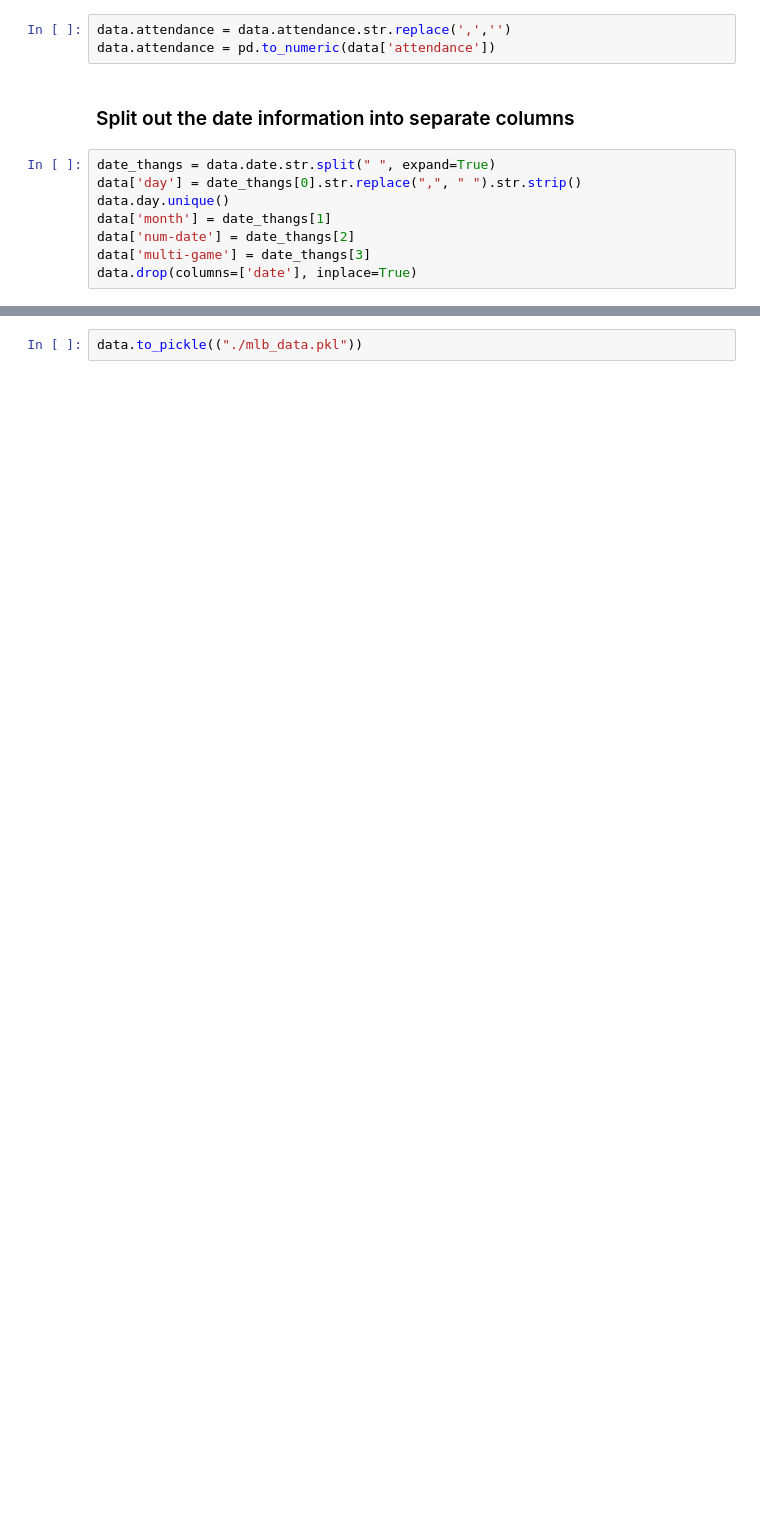
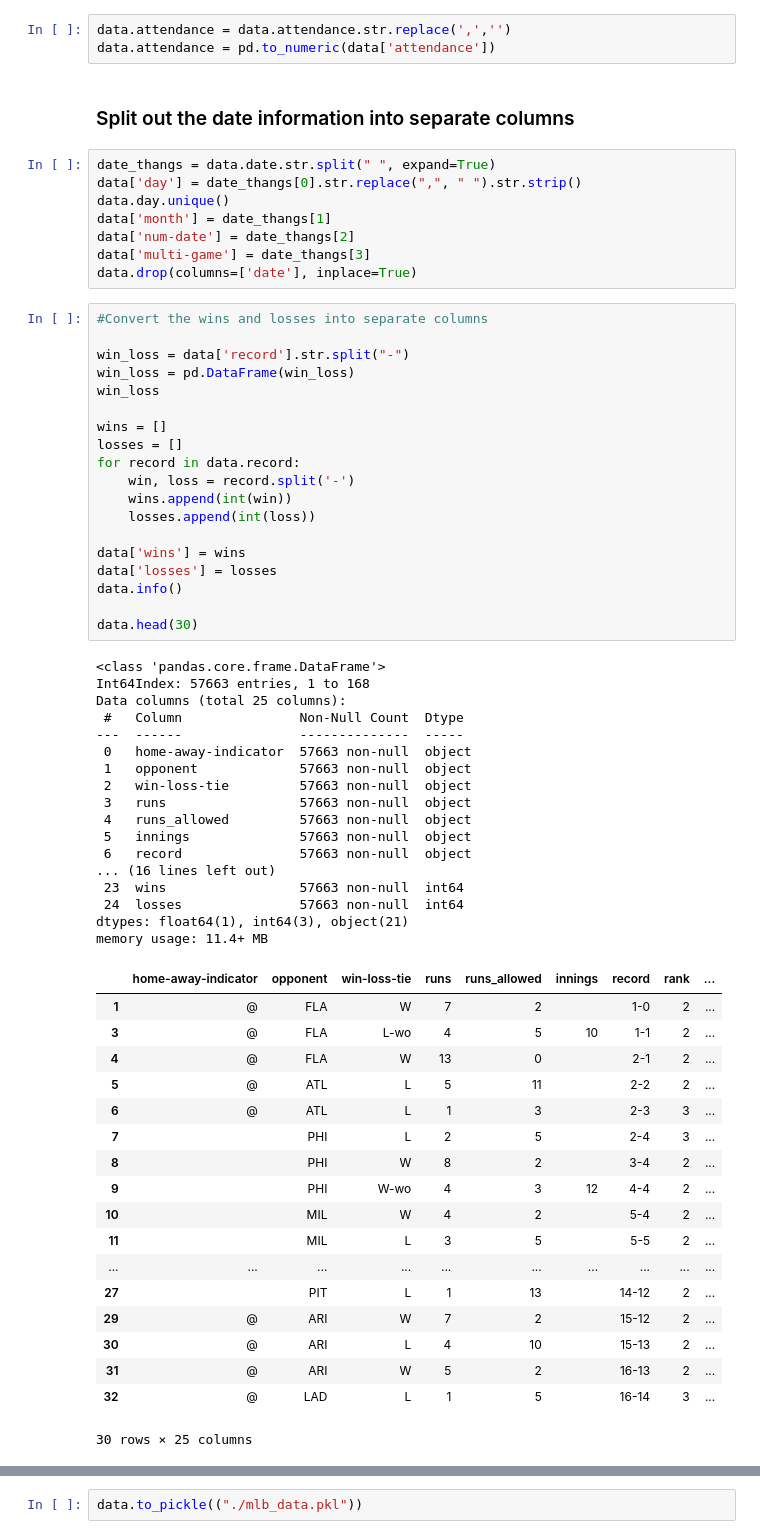
Before and after one commit to mrpalazz/mlb_attendance_prediction, a Jupyter notebook: 02.01-data_wrangling.ipynb, the cells around one changed output, grey strips where cells are left out. Saved outputs shown, nothing was run; the diff lists cells and outputs as text; blank space fills up the shorter version.

```diff
--- a/02.01-data_wrangling.ipynb
+++ b/02.01-data_wrangling.ipynb
@@ -115,3 +115,58 @@ data['month'] = date_thangs[1]
 data['num-date'] = date_thangs[2]
 data['multi-game'] = date_thangs[3]
 data.drop(columns=['date'], inplace=True)
+# %%
+#Convert the wins and losses into separate columns
+
+win_loss = data['record'].str.split("-")
+win_loss = pd.DataFrame(win_loss)
+win_loss
+
+wins = []
+losses = []
+for record in data.record:
+    win, loss = record.split('-')
+    wins.append(int(win))
+    losses.append(int(loss))
+
+data['wins'] = wins
+data['losses'] = losses
+data.info()
+
+data.head(30)
+# %% [output]
+<class 'pandas.core.frame.DataFrame'>
+Int64Index: 57663 entries, 1 to 168
+Data columns (total 25 columns):
+ #   Column               Non-Null Count  Dtype
+---  ------               --------------  -----
+ 0   home-away-indicator  57663 non-null  object
+ 1   opponent             57663 non-null  object
+ 2   win-loss-tie         57663 non-null  object
+ 3   runs                 57663 non-null  object
+ 4   runs_allowed         57663 non-null  object
+ 5   innings              57663 non-null  object
+ 6   record               57663 non-null  object
+... (16 lines left out)
+ 23  wins                 57663 non-null  int64
+ 24  losses               57663 non-null  int64
+dtypes: float64(1), int64(3), object(21)
+memory usage: 11.4+ MB
+|  | home-away-indicator | opponent | win-loss-tie | runs | runs_allowed | innings | record | rank | ... |
+| 1 | @ | FLA | W | 7 | 2 |  | 1-0 | 2 | ... |
+| 3 | @ | FLA | L-wo | 4 | 5 | 10 | 1-1 | 2 | ... |
+| 4 | @ | FLA | W | 13 | 0 |  | 2-1 | 2 | ... |
+| 5 | @ | ATL | L | 5 | 11 |  | 2-2 | 2 | ... |
+| 6 | @ | ATL | L | 1 | 3 |  | 2-3 | 3 | ... |
+| 7 |  | PHI | L | 2 | 5 |  | 2-4 | 3 | ... |
+| 8 |  | PHI | W | 8 | 2 |  | 3-4 | 2 | ... |
+| 9 |  | PHI | W-wo | 4 | 3 | 12 | 4-4 | 2 | ... |
+| 10 |  | MIL | W | 4 | 2 |  | 5-4 | 2 | ... |
+| 11 |  | MIL | L | 3 | 5 |  | 5-5 | 2 | ... |
+| ... | ... | ... | ... | ... | ... | ... | ... | ... | ... |
+| 27 |  | PIT | L | 1 | 13 |  | 14-12 | 2 | ... |
+| 29 | @ | ARI | W | 7 | 2 |  | 15-12 | 2 | ... |
+| 30 | @ | ARI | L | 4 | 10 |  | 15-13 | 2 | ... |
+| 31 | @ | ARI | W | 5 | 2 |  | 16-13 | 2 | ... |
+| 32 | @ | LAD | L | 1 | 5 |  | 16-14 | 3 | ... |
+30 rows × 25 columns
```
Also changed, not shown: parts of 11 cells of this notebook, 3 other files.
